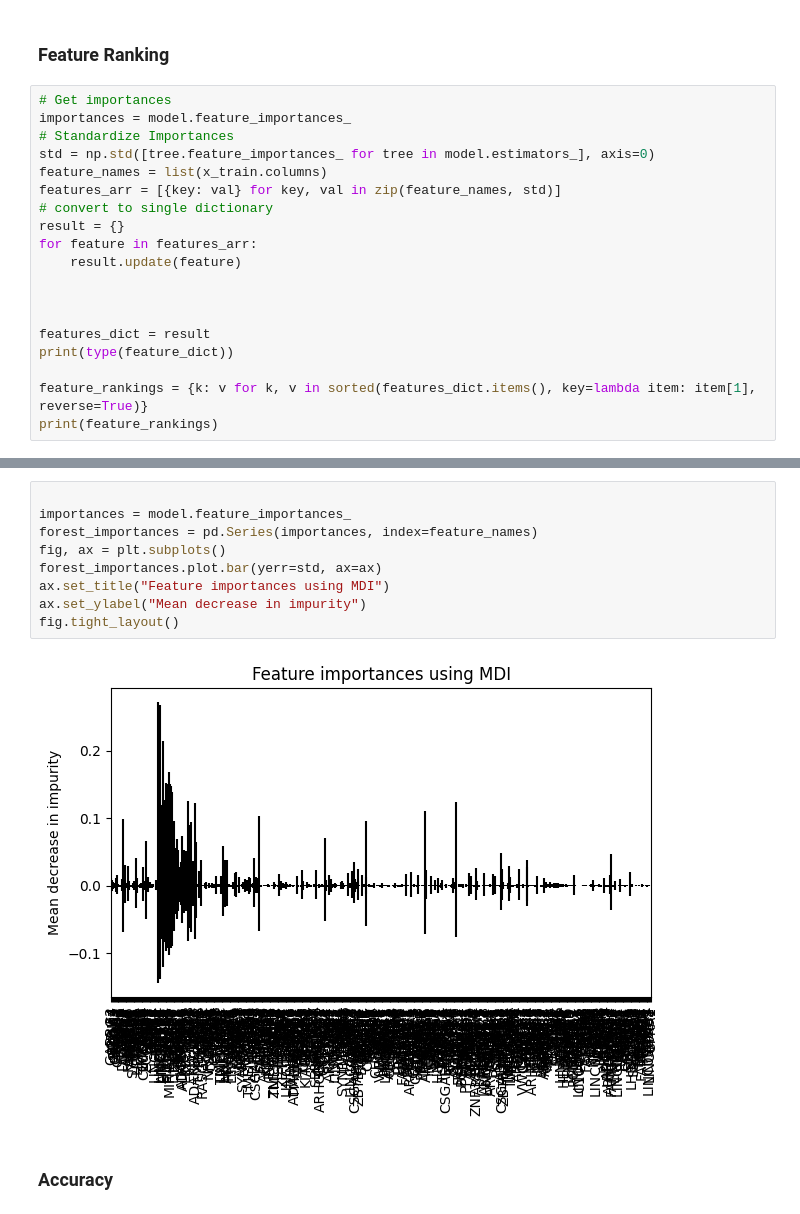
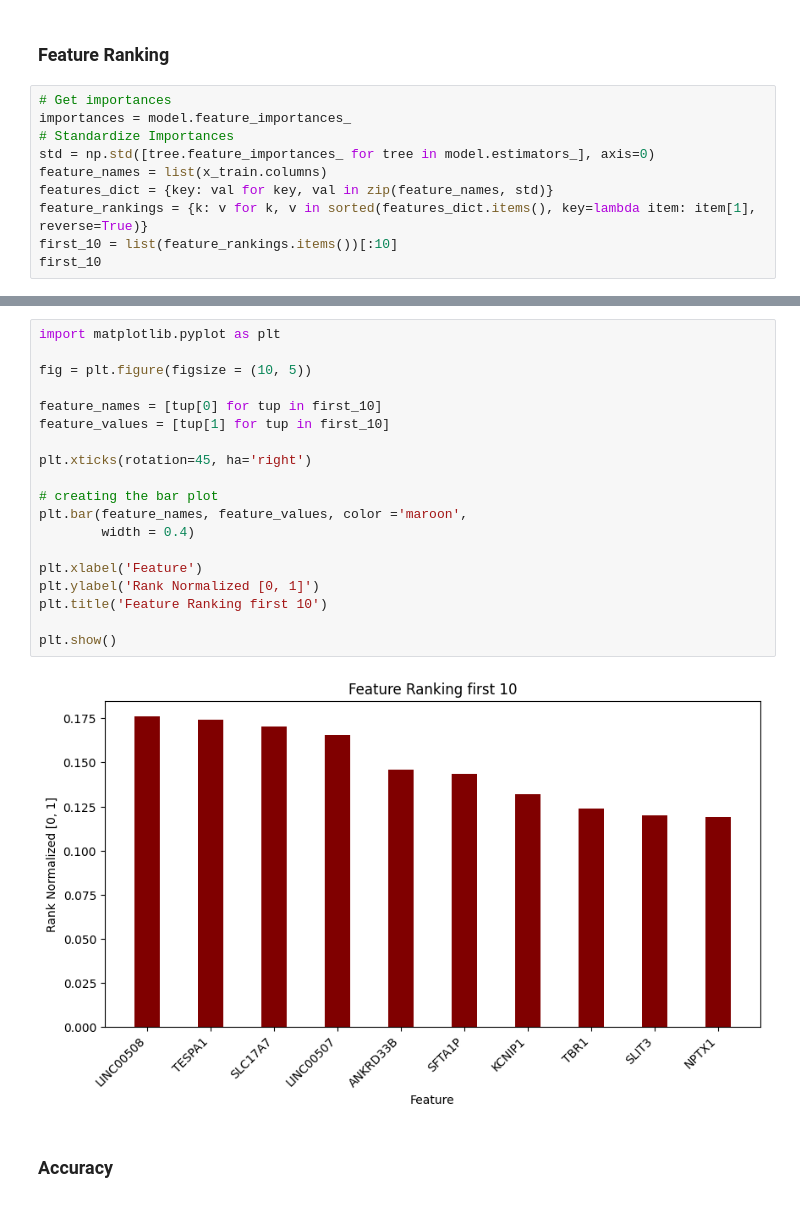
Before and after one commit to AlexHappyCode/AI-Ethics-Genetic-Data, a Jupyter notebook: Genetic-Algorithm.ipynb, the cells around one changed output, grey strips where cells are left out. Saved outputs shown, nothing was run; the diff lists cells and outputs as text.

```diff
--- a/Genetic-Algorithm.ipynb
+++ b/Genetic-Algorithm.ipynb
@@ -217,17 +230,8 @@ importances = model.feature_importances_
 # Standardize Importances
 std = np.std([tree.feature_importances_ for tree in model.estimators_], axis=0)
 feature_names = list(x_train.columns)
-features_arr = [{key: val} for key, val in zip(feature_names, std)]
-# convert to single dictionary
-result = {}
-for feature in features_arr:
-    result.update(feature)
-
-
-
-features_dict = result
-print(type(feature_dict))
-
+features_dict = {key: val for key, val in zip(feature_names, std)}
 feature_rankings = {k: v for k, v in sorted(features_dict.items(), key=lambda item: item[1], reverse=True)}
-print(feature_rankings)
+first_10 = list(feature_rankings.items())[:10]
+first_10
 # %% [output]
@@ -243,14 +248,24 @@ Index(['GABRG2', 'CELF4', 'SRRM4', 'SLC1A3', 'ATP1A3', 'RBFOX3', 'GABRA4',
-# %%
-
-importances = model.feature_importances_
-forest_importances = pd.Series(importances, index=feature_names)
-fig, ax = plt.subplots()
-forest_importances.plot.bar(yerr=std, ax=ax)
-ax.set_title("Feature importances using MDI")
-ax.set_ylabel("Mean decrease in impurity")
-fig.tight_layout()
-# %% [output]
-[figure, removed]
+# %%
+import matplotlib.pyplot as plt
+
+fig = plt.figure(figsize = (10, 5))
+
+feature_names = [tup[0] for tup in first_10]
+feature_values = [tup[1] for tup in first_10]
+
+plt.xticks(rotation=45, ha='right')
+
+# creating the bar plot
+plt.bar(feature_names, feature_values, color ='maroon',
+        width = 0.4)
+
+plt.xlabel('Feature')
+plt.ylabel('Rank Normalized [0, 1]')
+plt.title('Feature Ranking first 10')
+
+plt.show()
+# %% [output]
+[figure, added]
 # %% [markdown]
 ### Accuracy
 # %%
```
Also changed, not shown: parts of 20 cells of this notebook.
